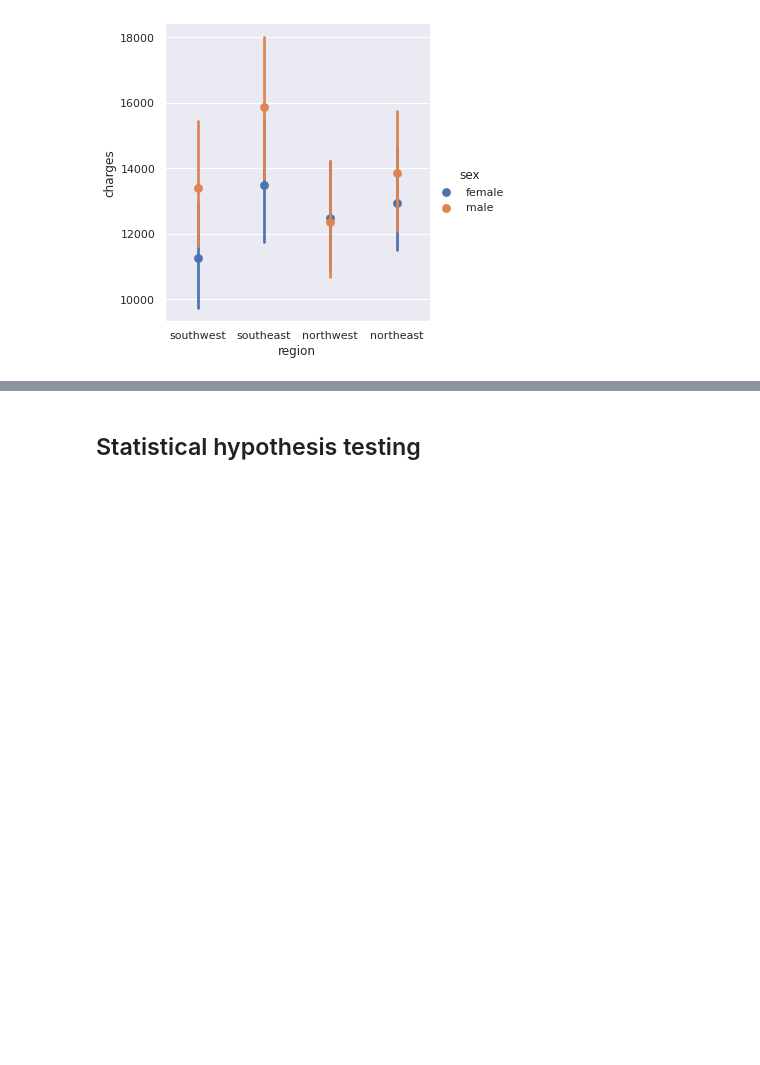
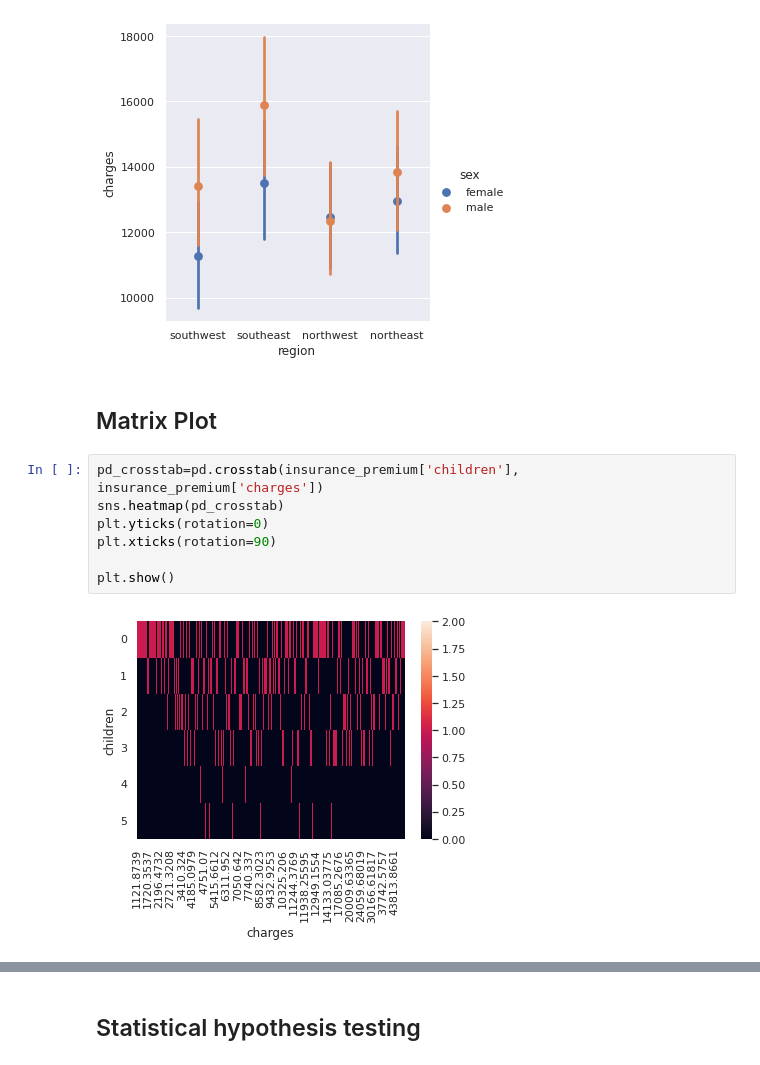
Before and after one commit to graceuche/northeastern-final-project, a Jupyter notebook: visual_analysis.ipynb, the cells around one changed output, grey strips where cells are left out. Cells and saved outputs as stored; diff of their text form; blank space fills up the shorter version.

```diff
--- a/visual_analysis.ipynb
+++ b/visual_analysis.ipynb
@@ -348,3 +348,14 @@ sns.catplot(x='region', y='charges',
 plt.show()
 # %% [output]
 [figure]
+# %% [markdown]
+## Matrix Plot
+# %%
+pd_crosstab=pd.crosstab(insurance_premium['children'], insurance_premium['charges'])
+sns.heatmap(pd_crosstab)
+plt.yticks(rotation=0)
+plt.xticks(rotation=90)
+
+plt.show()
+# %% [output]
+[figure, added]
```
Also changed, not shown: parts of 6 cells of this notebook, 1 other file.
